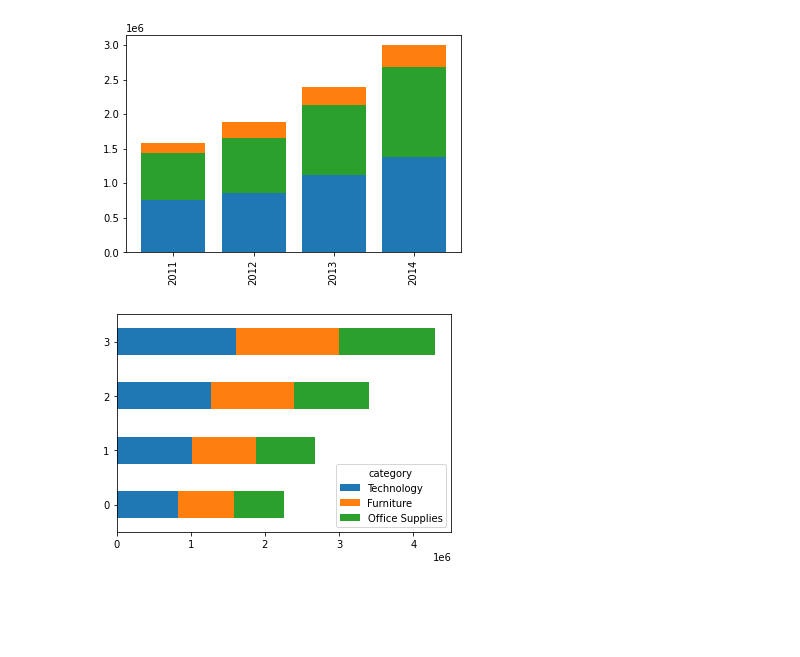
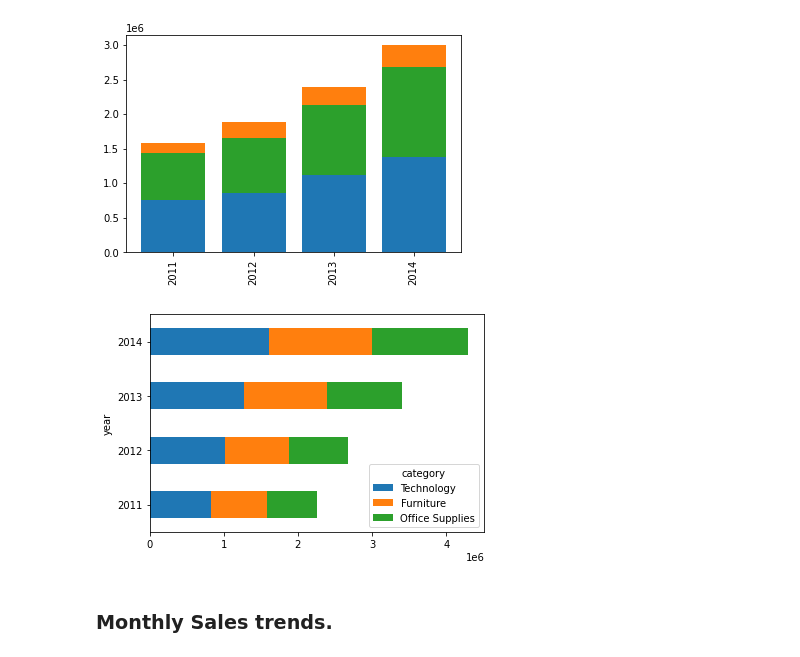
Before and after one commit to NarenderSinghRana/datasets, a Jupyter notebook: superstore_sales.ipynb, the cells around one changed output. Saved outputs shown, nothing was run; the diff lists cells and outputs as text; code cells hidden in the pictures; blank space fills up the shorter version.

```diff
--- a/superstore_sales.ipynb
+++ b/superstore_sales.ipynb
@@ -224,8 +224,11 @@ plt.xticks(df3['year'],rotation='vertical')
 plt.show()
 # %% [output]
 [figure]
-# %%
-df3[['Technology','Furniture','Office Supplies']].plot.barh(stacked=True)
-plt.show()
-# %% [output]
-[figure, removed]
+# %%
+#df3[['Technology','Furniture','Office Supplies']].plot.barh(stacked=True)
+df3.plot.barh(x='year',y=['Technology','Furniture','Office Supplies'], stacked=True)
+plt.show()
+# %% [output]
+[figure, added]
+# %% [markdown]
+### Monthly Sales trends.
```
Also changed, not shown: parts of 11 cells of this notebook.
